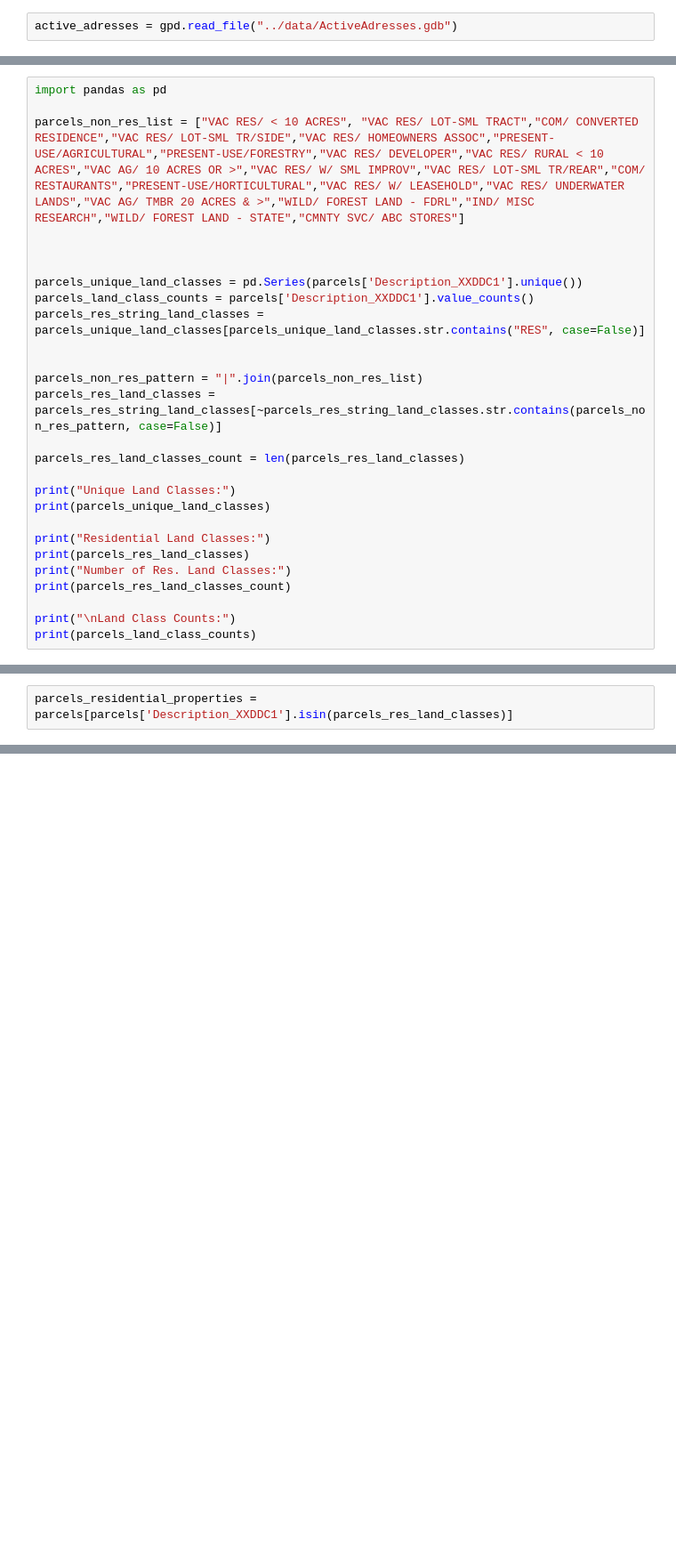
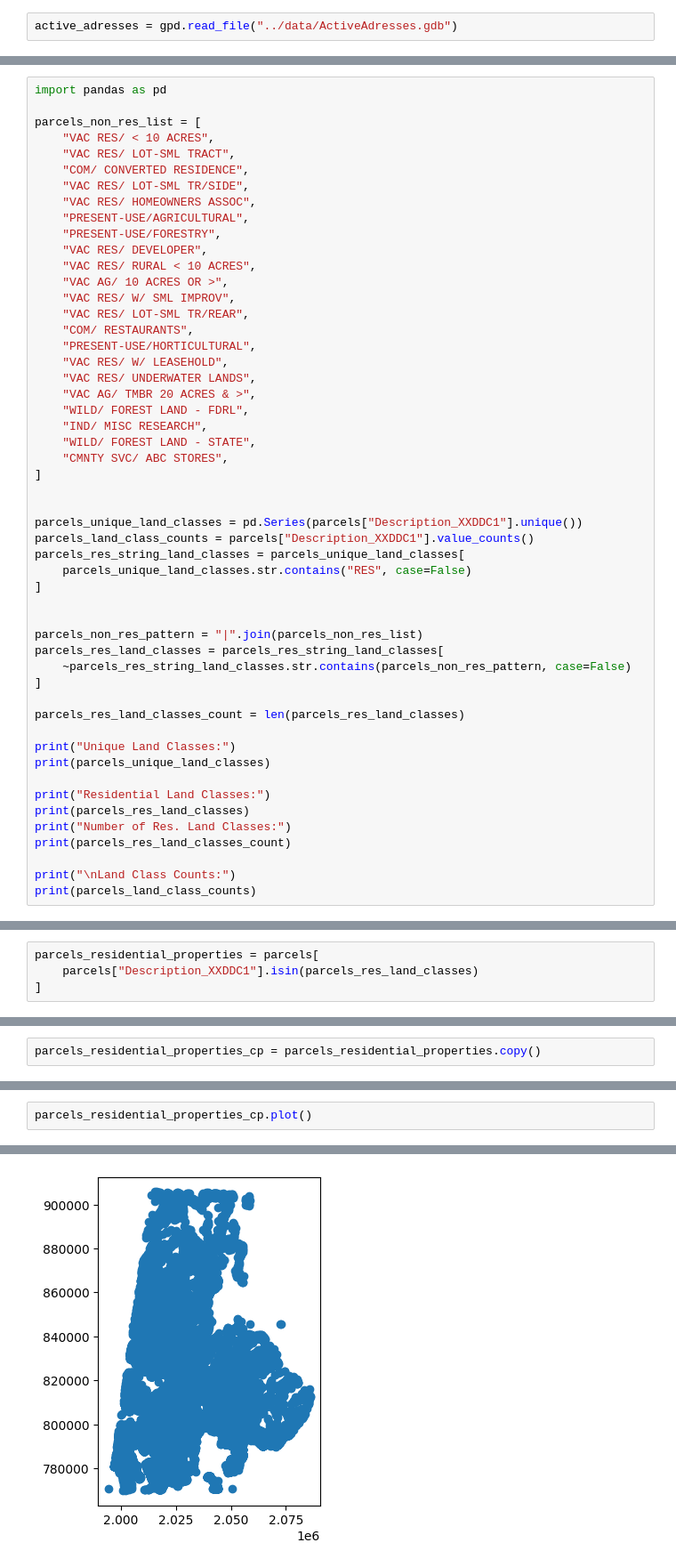
Before and after one commit to alexbarr1303/durham-public-schools, a Jupyter notebook: src/eda.ipynb, the cells around one changed output, grey strips where cells are left out. Shown at 89% size. Cells and saved outputs as stored; diff of their text form; blank space fills up the shorter version.

```diff
--- a/src/eda.ipynb
+++ b/src/eda.ipynb
@@ -66,17 +20,42 @@ property_database
 # %%
 import pandas as pd
 
-parcels_non_res_list = ["VAC RES/ < 10 ACRES", "VAC RES/ LOT-SML TRACT","COM/ CONVERTED RESIDENCE","VAC RES/ LOT-SML TR/SIDE","VAC RES/ HOMEOWNERS ASSOC","PRESENT-USE/AGRICULTURAL","PRESENT-USE/FORESTRY","VAC RES/ DEVELOPER","VAC RES/ RURAL < 10 ACRES","VAC AG/ 10 ACRES OR >","VAC RES/ W/ SML IMPROV","VAC RES/ LOT-SML TR/REAR","COM/ RESTAURANTS","PRESENT-USE/HORTICULTURAL","VAC RES/ W/ LEASEHOLD","VAC RES/ UNDERWATER LANDS","VAC AG/ TMBR 20 ACRES & >","WILD/ FOREST LAND - FDRL","IND/ MISC RESEARCH","WILD/ FOREST LAND - STATE","CMNTY SVC/ ABC STORES"]
+parcels_non_res_list = [
+    "VAC RES/ < 10 ACRES",
+    "VAC RES/ LOT-SML TRACT",
+    "COM/ CONVERTED RESIDENCE",
+    "VAC RES/ LOT-SML TR/SIDE",
+    "VAC RES/ HOMEOWNERS ASSOC",
+    "PRESENT-USE/AGRICULTURAL",
+    "PRESENT-USE/FORESTRY",
+    "VAC RES/ DEVELOPER",
+    "VAC RES/ RURAL < 10 ACRES",
+    "VAC AG/ 10 ACRES OR >",
+    "VAC RES/ W/ SML IMPROV",
+    "VAC RES/ LOT-SML TR/REAR",
+    "COM/ RESTAURANTS",
+    "PRESENT-USE/HORTICULTURAL",
+    "VAC RES/ W/ LEASEHOLD",
+    "VAC RES/ UNDERWATER LANDS",
+    "VAC AG/ TMBR 20 ACRES & >",
+    "WILD/ FOREST LAND - FDRL",
+    "IND/ MISC RESEARCH",
+    "WILD/ FOREST LAND - STATE",
+    "CMNTY SVC/ ABC STORES",
+]
 
 
-
-parcels_unique_land_classes = pd.Series(parcels['Description_XXDDC1'].unique())
-parcels_land_class_counts = parcels['Description_XXDDC1'].value_counts()
-parcels_res_string_land_classes = parcels_unique_land_classes[parcels_unique_land_classes.str.contains("RES", case=False)]
+parcels_unique_land_classes = pd.Series(parcels["Description_XXDDC1"].unique())
+parcels_land_class_counts = parcels["Description_XXDDC1"].value_counts()
+parcels_res_string_land_classes = parcels_unique_land_classes[
+    parcels_unique_land_classes.str.contains("RES", case=False)
+]
 
 
 parcels_non_res_pattern = "|".join(parcels_non_res_list)
-parcels_res_land_classes = parcels_res_string_land_classes[~parcels_res_string_land_classes.str.contains(parcels_non_res_pattern, case=False)]
+parcels_res_land_classes = parcels_res_string_land_classes[
+    ~parcels_res_string_land_classes.str.contains(parcels_non_res_pattern, case=False)
+]
 
 parcels_res_land_classes_count = len(parcels_res_land_classes)
 
@@ -109,7 +88,9 @@ CMNTY SVC/ GOVT LSHLD            1
 REC/ PLAYGROUNDS                 1
 Name: count, Length: 249, dtype: int64
 # %%
-parcels_residential_properties = parcels[parcels['Description_XXDDC1'].isin(parcels_res_land_classes)]
+parcels_residential_properties = parcels[
+    parcels["Description_XXDDC1"].isin(parcels_res_land_classes)
+]
 # %%
 parcels_residential_properties
 # %% [output]
@@ -194,0 +132,2 @@ residential_properties
+# %%
+parcels_residential_properties_cp = parcels_residential_properties.copy()
@@ -194,0 +196,3 @@ residential_properties
+# %%
+parcels_residential_properties_cp.plot()
+# %% [output]
@@ -194,0 +200 @@ residential_properties
+[figure, added]
```
Also changed, not shown: parts of 22 cells of this notebook, 2 other files.
